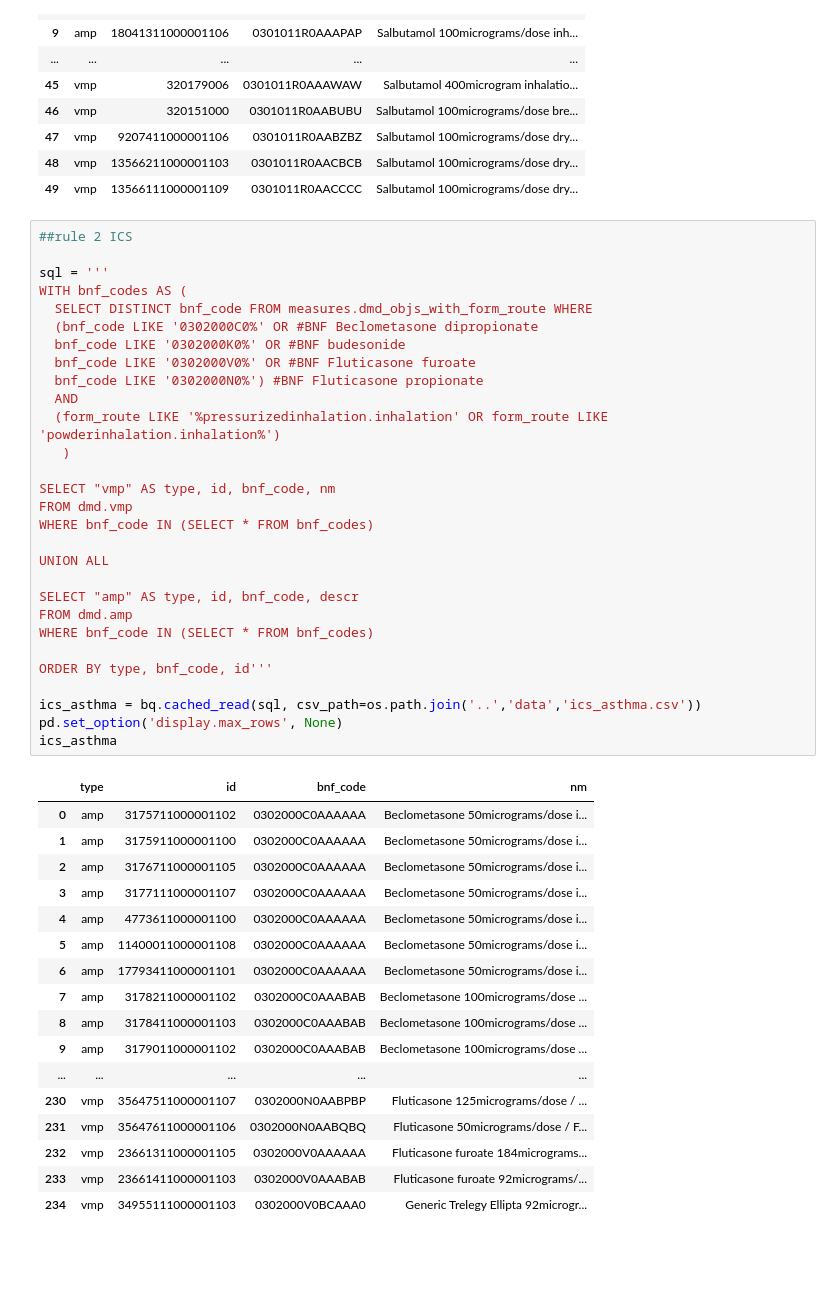
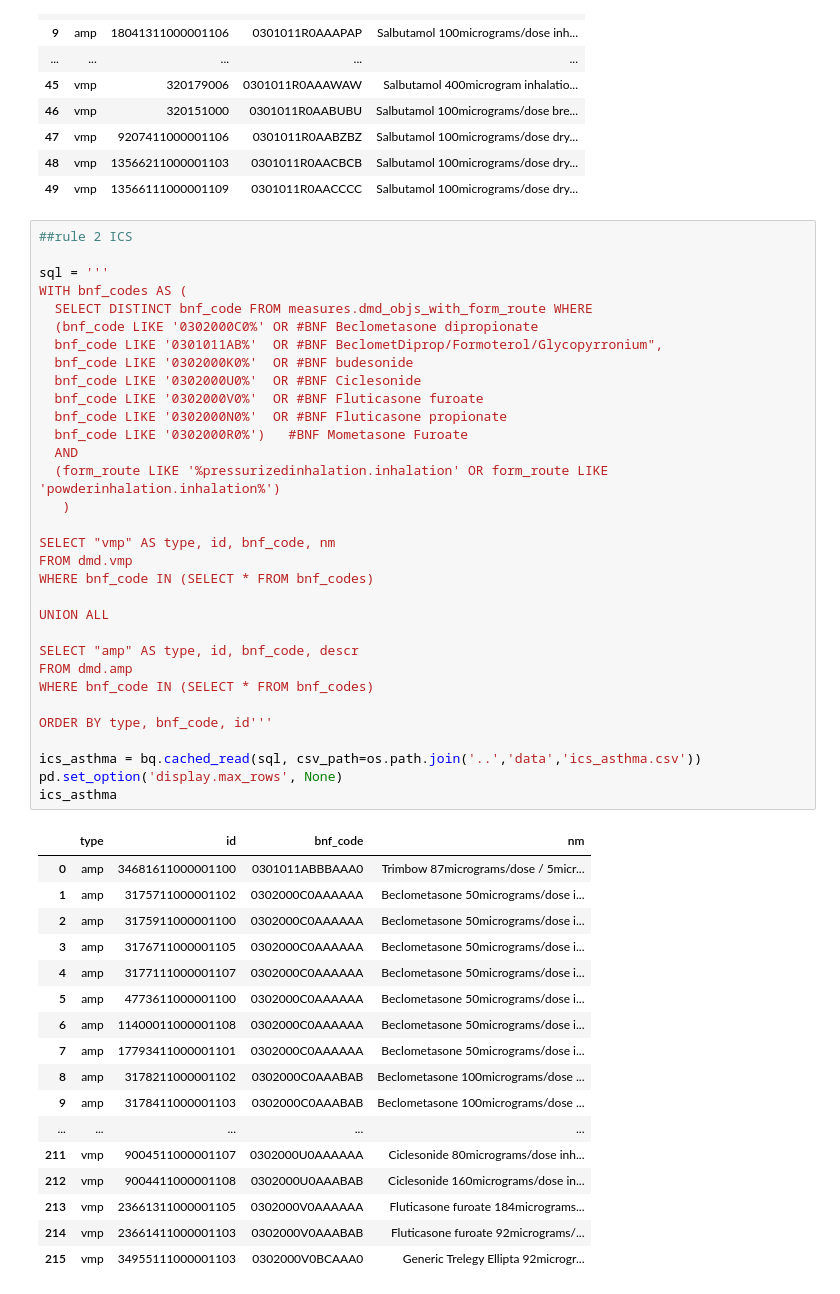
Before and after one commit to ebmdatalab/asthma-meds-covid-codelist-notebook, a Jupyter notebook: notebooks/asthma.ipynb, the cells around one changed output. Drawn from its saved outputs; the diff is of its cells as text; blank space fills up the shorter version.

```diff
--- a/notebooks/asthma.ipynb
+++ b/notebooks/asthma.ipynb
@@ -49,47 +49,50 @@ sabutamol_asthma
 # %%
 ##rule 2 ICS
 
 sql = '''
 WITH bnf_codes AS (
   SELECT DISTINCT bnf_code FROM measures.dmd_objs_with_form_route WHERE
   (bnf_code LIKE '0302000C0%' OR #BNF Beclometasone dipropionate
-  bnf_code LIKE '0302000K0%' OR #BNF budesonide
-  bnf_code LIKE '0302000V0%' OR #BNF Fluticasone furoate
-  bnf_code LIKE '0302000N0%') #BNF Fluticasone propionate
+  bnf_code LIKE '0301011AB%'  OR #BNF BeclometDiprop/Formoterol/Glycopyrronium",
+  bnf_code LIKE '0302000K0%'  OR #BNF budesonide
+  bnf_code LIKE '0302000U0%'  OR #BNF Ciclesonide
+  bnf_code LIKE '0302000V0%'  OR #BNF Fluticasone furoate
+  bnf_code LIKE '0302000N0%'  OR #BNF Fluticasone propionate
+  bnf_code LIKE '0302000R0%')   #BNF Mometasone Furoate
   AND
   (form_route LIKE '%pressurizedinhalation.inhalation' OR form_route LIKE 'powderinhalation.inhalation%')
    )
 
 SELECT "vmp" AS type, id, bnf_code, nm
 FROM dmd.vmp
 WHERE bnf_code IN (SELECT * FROM bnf_codes)
 
 UNION ALL
 
 SELECT "amp" AS type, id, bnf_code, descr
 FROM dmd.amp
 WHERE bnf_code IN (SELECT * FROM bnf_codes)
 
 ORDER BY type, bnf_code, id'''
 
 ics_asthma = bq.cached_read(sql, csv_path=os.path.join('..','data','ics_asthma.csv'))
 pd.set_option('display.max_rows', None)
 ics_asthma
 # %% [output]
 |  | type | id | bnf_code | nm |
-| 0 | amp | 3175711000001102 | 0302000C0AAAAAA | Beclometasone 50micrograms/dose i... |
-| 1 | amp | 3175911000001100 | 0302000C0AAAAAA | Beclometasone 50micrograms/dose i... |
-| 2 | amp | 3176711000001105 | 0302000C0AAAAAA | Beclometasone 50micrograms/dose i... |
-| 3 | amp | 3177111000001107 | 0302000C0AAAAAA | Beclometasone 50micrograms/dose i... |
-| 4 | amp | 4773611000001100 | 0302000C0AAAAAA | Beclometasone 50micrograms/dose i... |
-| 5 | amp | 11400011000001108 | 0302000C0AAAAAA | Beclometasone 50micrograms/dose i... |
-| 6 | amp | 17793411000001101 | 0302000C0AAAAAA | Beclometasone 50micrograms/dose i... |
-| 7 | amp | 3178211000001102 | 0302000C0AAABAB | Beclometasone 100micrograms/dose ... |
-| 8 | amp | 3178411000001103 | 0302000C0AAABAB | Beclometasone 100micrograms/dose ... |
-| 9 | amp | 3179011000001102 | 0302000C0AAABAB | Beclometasone 100micrograms/dose ... |
+| 0 | amp | 34681611000001100 | 0301011ABBBAAA0 | Trimbow 87micrograms/dose / 5micr... |
+| 1 | amp | 3175711000001102 | 0302000C0AAAAAA | Beclometasone 50micrograms/dose i... |
+| 2 | amp | 3175911000001100 | 0302000C0AAAAAA | Beclometasone 50micrograms/dose i... |
+| 3 | amp | 3176711000001105 | 0302000C0AAAAAA | Beclometasone 50micrograms/dose i... |
+| 4 | amp | 3177111000001107 | 0302000C0AAAAAA | Beclometasone 50micrograms/dose i... |
+| 5 | amp | 4773611000001100 | 0302000C0AAAAAA | Beclometasone 50micrograms/dose i... |
+| 6 | amp | 11400011000001108 | 0302000C0AAAAAA | Beclometasone 50micrograms/dose i... |
+| 7 | amp | 17793411000001101 | 0302000C0AAAAAA | Beclometasone 50micrograms/dose i... |
+| 8 | amp | 3178211000001102 | 0302000C0AAABAB | Beclometasone 100micrograms/dose ... |
+| 9 | amp | 3178411000001103 | 0302000C0AAABAB | Beclometasone 100micrograms/dose ... |
 | ... | ... | ... | ... | ... |
-| 230 | vmp | 35647511000001107 | 0302000N0AABPBP | Fluticasone 125micrograms/dose / ... |
-| 231 | vmp | 35647611000001106 | 0302000N0AABQBQ | Fluticasone 50micrograms/dose / F... |
-| 232 | vmp | 23661311000001105 | 0302000V0AAAAAA | Fluticasone furoate 184micrograms... |
-| 233 | vmp | 23661411000001103 | 0302000V0AAABAB | Fluticasone furoate 92micrograms/... |
-| 234 | vmp | 34955111000001103 | 0302000V0BCAAA0 | Generic Trelegy Ellipta 92microgr... |
+| 211 | vmp | 9004511000001107 | 0302000U0AAAAAA | Ciclesonide 80micrograms/dose inh... |
+| 212 | vmp | 9004411000001108 | 0302000U0AAABAB | Ciclesonide 160micrograms/dose in... |
+| 213 | vmp | 23661311000001105 | 0302000V0AAAAAA | Fluticasone furoate 184micrograms... |
+| 214 | vmp | 23661411000001103 | 0302000V0AAABAB | Fluticasone furoate 92micrograms/... |
+| 215 | vmp | 34955111000001103 | 0302000V0BCAAA0 | Generic Trelegy Ellipta 92microgr... |
```
Also changed, not shown: parts of 1 cell of this notebook, 3 other files.
